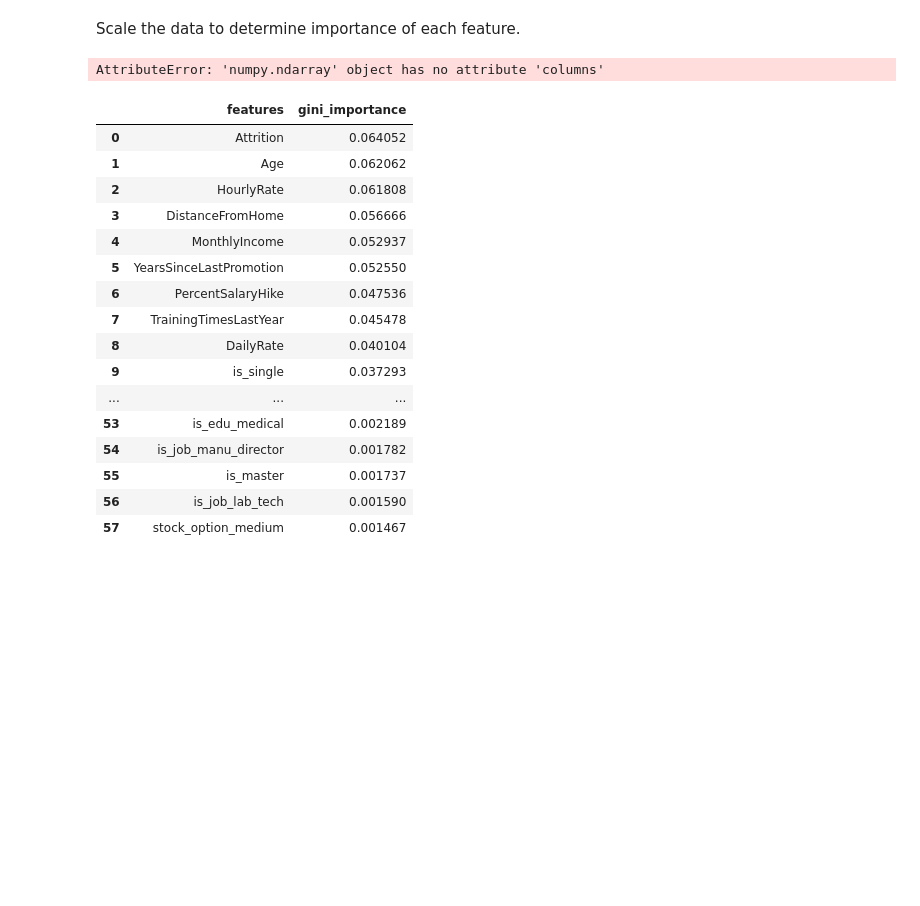
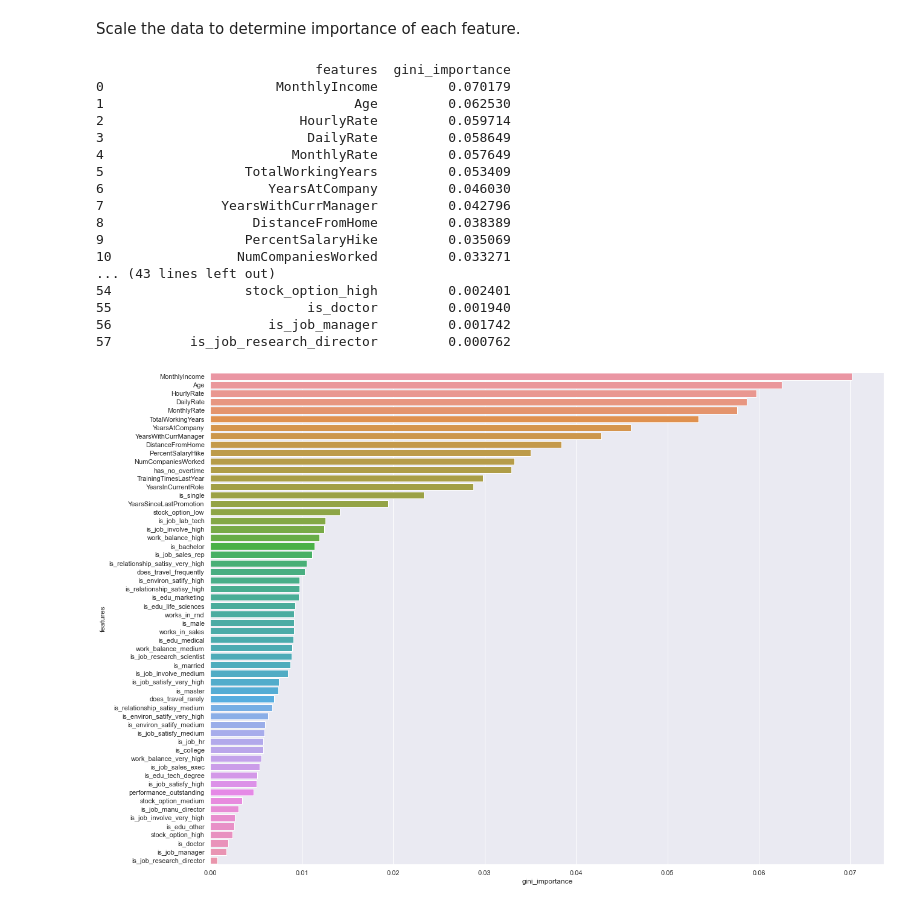
Before and after one commit to CSML1000-Winter2021-GroupA/human-resources, a Jupyter notebook: notebook.ipynb, the cells around one changed output. Saved outputs shown, nothing was run; the diff lists cells and outputs as text; code cells hidden in the pictures; blank space fills up the shorter version.

```diff
--- a/notebook.ipynb
+++ b/notebook.ipynb
@@ -156,36 +158,37 @@ y_train = np.array(y_train)
 # %%
 rfc = RandomForestClassifier()
 rfc.fit(x_train_scaled, y_train)
 
 features = {}
-for feature, importance in zip(x_train_scaled.columns, rfc.feature_importances_):
+for feature, importance in zip(hr_df.drop(columns=['Attrition']).columns, rfc.feature_importances_):
     features[feature] = importance
 
 importance_df = pd.DataFrame.from_dict(features, orient='index').rename(columns={0: 'gini_importance'})
 importance_df = importance_df.sort_values(by='gini_importance', ascending=False)
 importance_df = importance_df.reset_index()
 importance_df = importance_df.rename(columns={'index': 'features'})
+print(importance_df)
 
-sns.barplot(x=importance_df['gini_importance'], y=importance_df['features'], data=importance_df)
+sns.set(rc={'figure.figsize':(20,15)})
+graph = sns.barplot(x=importance_df['gini_importance'],
+                    y=importance_df['features'],
+                    data=importance_df)
 # %% [output]
-AttributeError: 'numpy.ndarray' object has no attribute 'columns'
+                            features  gini_importance
+0                      MonthlyIncome         0.070179
+1                                Age         0.062530
+2                         HourlyRate         0.059714
+3                          DailyRate         0.058649
+4                        MonthlyRate         0.057649
+5                  TotalWorkingYears         0.053409
+6                     YearsAtCompany         0.046030
+7               YearsWithCurrManager         0.042796
+8                   DistanceFromHome         0.038389
+9                  PercentSalaryHike         0.035069
+10                NumCompaniesWorked         0.033271
+... (43 lines left out)
+54                 stock_option_high         0.002401
+55                         is_doctor         0.001940
+56                    is_job_manager         0.001742
+57          is_job_research_director         0.000762
+[figure, added]
-# %%
-importance_df
-# %% [output]
-|  | features | gini_importance |
-| 0 | Attrition | 0.064052 |
-| 1 | Age | 0.062062 |
-| 2 | HourlyRate | 0.061808 |
-| 3 | DistanceFromHome | 0.056666 |
-| 4 | MonthlyIncome | 0.052937 |
-| 5 | YearsSinceLastPromotion | 0.052550 |
-| 6 | PercentSalaryHike | 0.047536 |
-| 7 | TrainingTimesLastYear | 0.045478 |
-| 8 | DailyRate | 0.040104 |
-| 9 | is_single | 0.037293 |
-| ... | ... | ... |
-| 53 | is_edu_medical | 0.002189 |
-| 54 | is_job_manu_director | 0.001782 |
-| 55 | is_master | 0.001737 |
-| 56 | is_job_lab_tech | 0.001590 |
-| 57 | stock_option_medium | 0.001467 |
```
Also changed, not shown: parts of 3 cells of this notebook, 1 other file.
